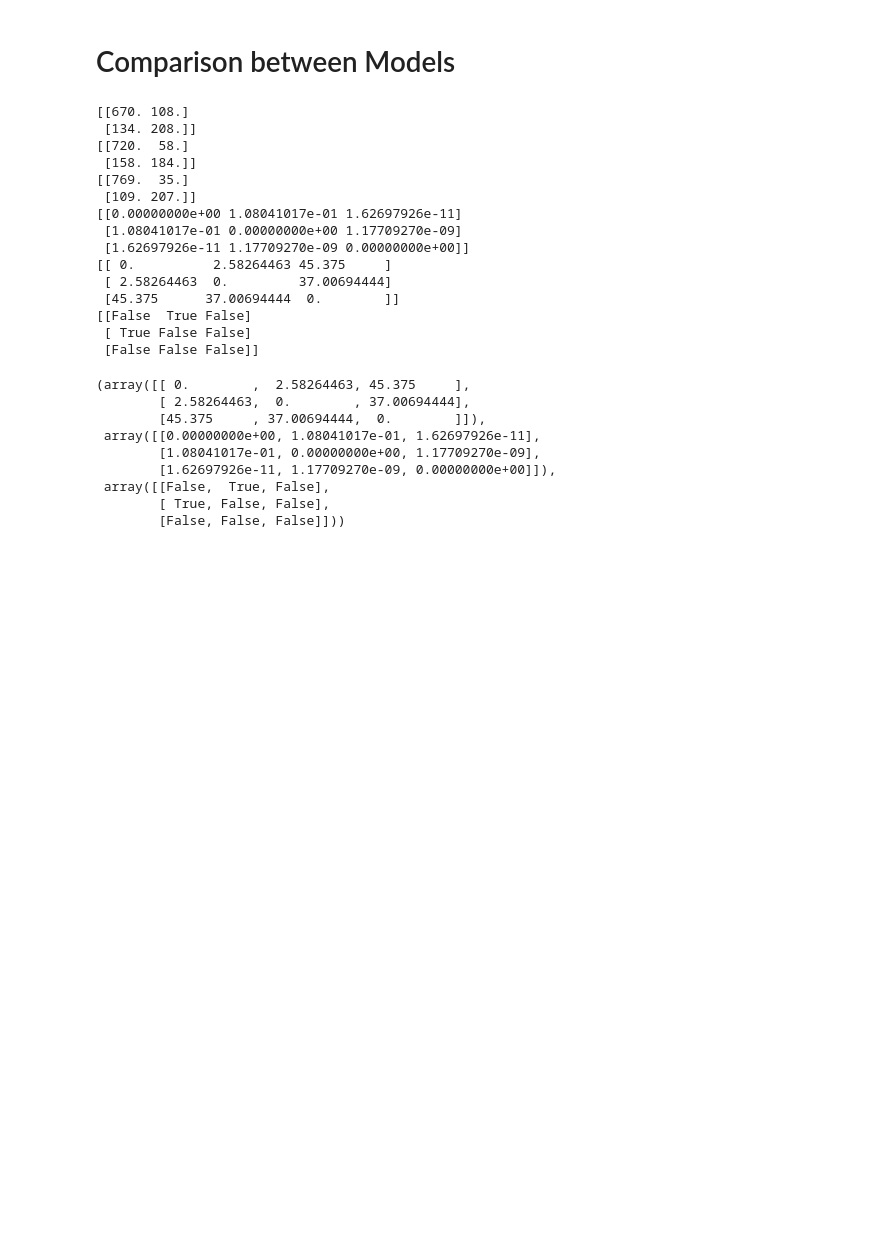
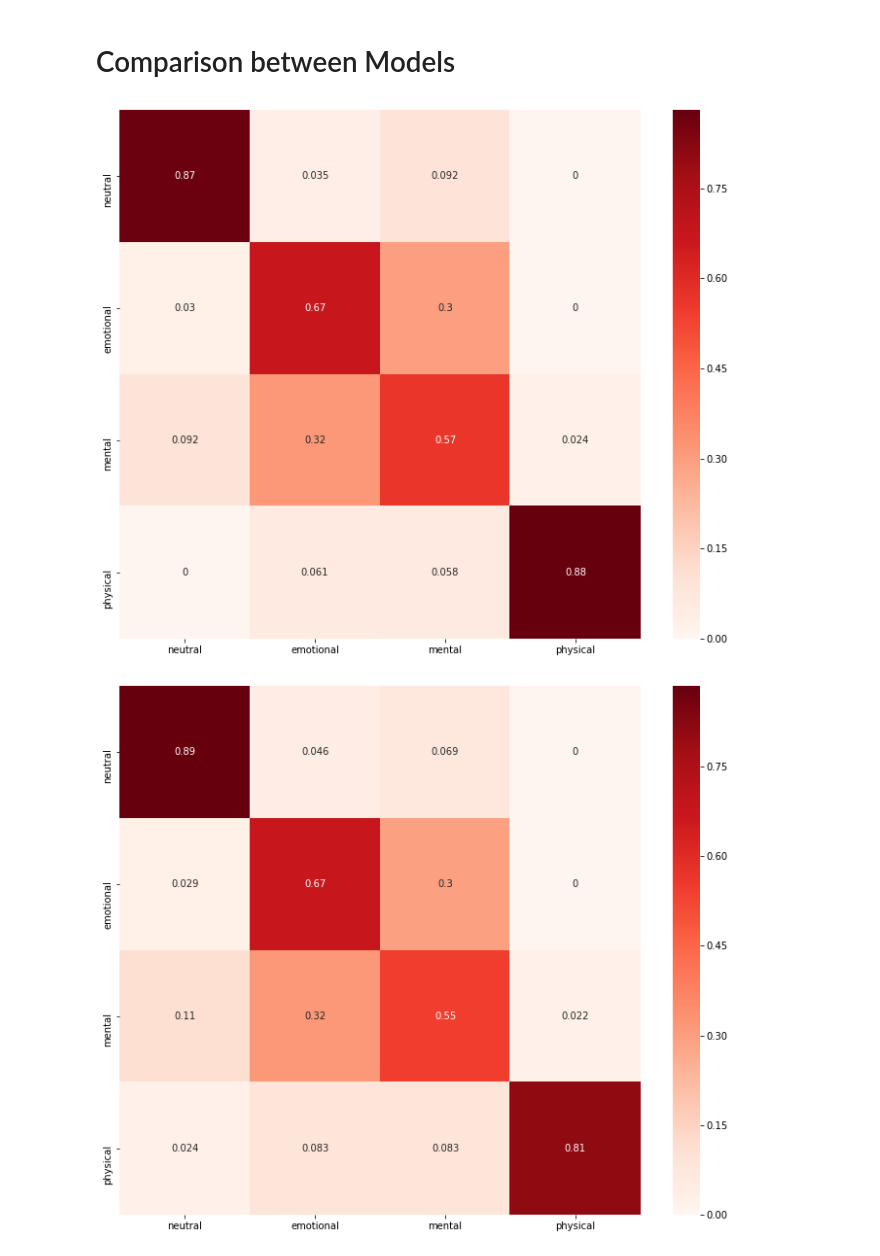
Before and after one commit to luis99fonseca/ED, a Jupyter notebook: ProjectFinal/code.ipynb, the cells around one changed output. Saved outputs shown, nothing was run; the diff lists cells and outputs as text; code cells hidden in the pictures; blank space fills up the shorter version.

Commit message:
added conf matrixes

```diff
--- a/ProjectFinal/code.ipynb
+++ b/ProjectFinal/code.ipynb
@@ -176,7 +176,7 @@ def processKFold(model, X, Y):
         loss.append(zero_one_loss(Y_test, Y_pred))
         train_loss.append(zero_one_loss(Y_train, Y_train_2))
 
-    return np.mean(scores), np.mean(loss), np.mean(train_loss), Y_pred == Y_test
+    return np.mean(scores), np.mean(loss), np.mean(train_loss), (Y_pred, Y_test)
 # %%
 # Multilayer feedforward neural network
 
@@ -561,9 +561,13 @@ def contingency_table(model1_correct, model2_correct):
     res[1,1] = np.sum(np.logical_and(np.logical_not(model1_correct), np.logical_not(model2_correct)))
 
     return res
-# %%
-def conf_matrix(correct_values, model1_values):
-    return confusion_matrix(correct_values, model1_values, normalize='true')
+# %%
+def conf_matrix(correct_values, model1_values):
+    matrix = confusion_matrix(correct_values, model1_values, normalize='true')
+    ## Code to showcase the matrix
+    plt.figure(figsize=(12,10))
+    sns.heatmap(matrix, annot=True, cmap=plt.cm.Reds, xticklabels=["neutral", "emotional", "mental", "physical"], yticklabels=["neutral", "emotional", "mental", "physical"])
+    plt.show()
 # %%
 def get_comparable_matrix(list_of_model_values, p_threshold=0.05):
     num_models = len(list_of_model_values)
@@ -591,27 +588,14 @@ list_of_values = [
-# %%
-get_comparable_matrix(list_of_values)
-# %% [output]
-[[670. 108.]
- [134. 208.]]
-[[720.  58.]
- [158. 184.]]
-[[769.  35.]
- [109. 207.]]
-[[0.00000000e+00 1.08041017e-01 1.62697926e-11]
- [1.08041017e-01 0.00000000e+00 1.17709270e-09]
- [1.62697926e-11 1.17709270e-09 0.00000000e+00]]
-[[ 0.          2.58264463 45.375     ]
- [ 2.58264463  0.         37.00694444]
- [45.375      37.00694444  0.        ]]
-[[False  True False]
- [ True False False]
- [False False False]]
-(array([[ 0.        ,  2.58264463, 45.375     ],
-        [ 2.58264463,  0.        , 37.00694444],
-        [45.375     , 37.00694444,  0.        ]]),
- array([[0.00000000e+00, 1.08041017e-01, 1.62697926e-11],
-        [1.08041017e-01, 0.00000000e+00, 1.17709270e-09],
-        [1.62697926e-11, 1.17709270e-09, 0.00000000e+00]]),
- array([[False,  True, False],
-        [ True, False, False],
-        [False, False, False]]))
+# %%
+# For test, lets use the last pair of test-prediction from the kfold
+X_new = get_best_x_features(X, Y, 40)
+values_lr = lr(X_new, Y, 0.01)[3]
+conf_matrix(values_lr[0], values_lr[1])
+
+values_svmrbf = svmRBFwGamma(X_new, Y, c=0.3, g=0.03)[3]
+conf_matrix(values_svmrbf[0], values_svmrbf[1])
+
+values_svm_lin = svmLinear(X_new, Y)[3]
+conf_matrix(values_svm_lin[0], values_svm_lin[1])
+# %% [output]
+[figure, added]
+[figure, added]
```
Also changed, not shown: parts of 3 cells of this notebook.
